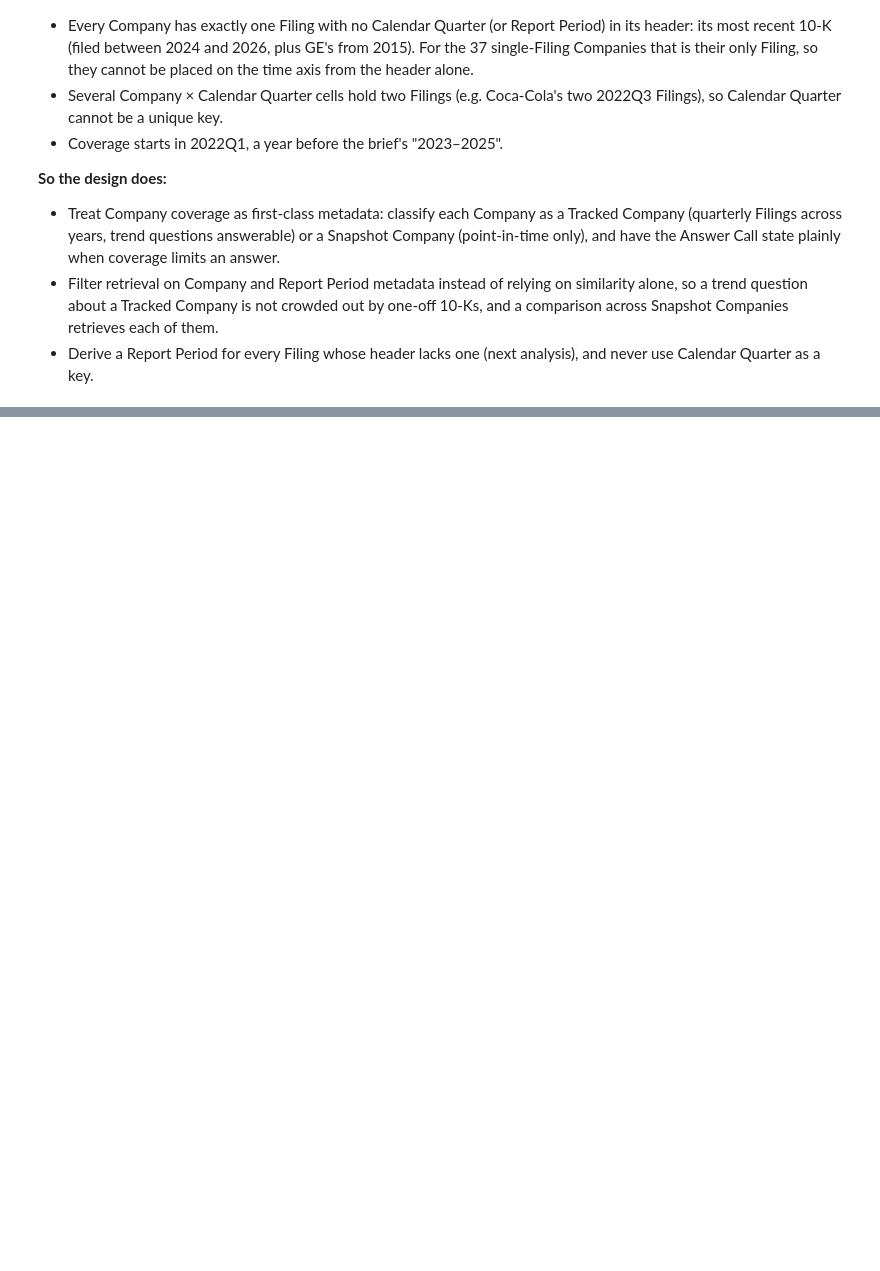
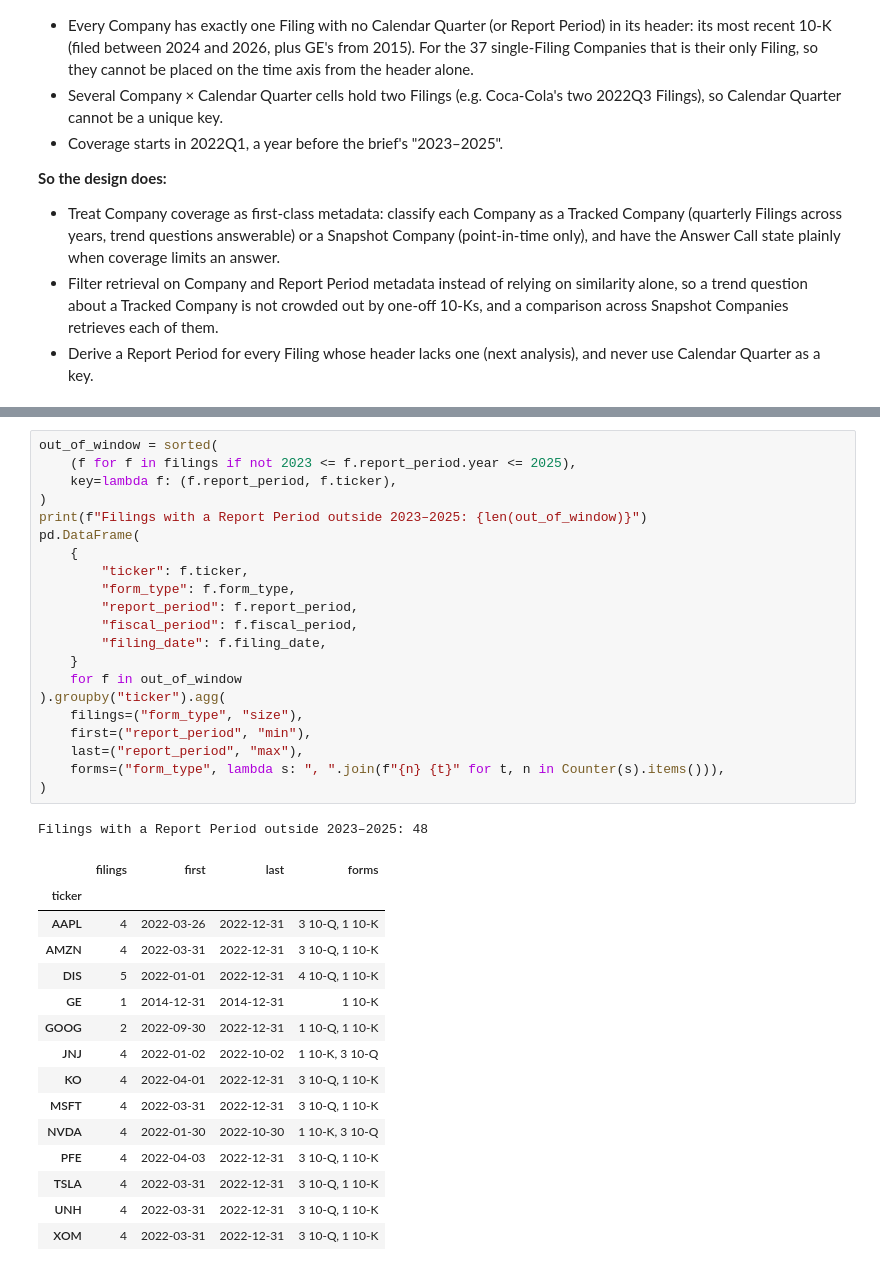
Before and after one commit to dwest1507/eliza-assessment, a Jupyter notebook: backend/notebooks/eda.ipynb, the cells around one changed output, grey strips where cells are left out. Cells and saved outputs as stored; diff of their text form; blank space fills up the shorter version.

```diff
--- a/backend/notebooks/eda.ipynb
+++ b/backend/notebooks/eda.ipynb
@@ -151,0 +379,38 @@ Company × Calendar Quarter cells holding more than one Filing: 7
+# %%
+out_of_window = sorted(
+    (f for f in filings if not 2023 <= f.report_period.year <= 2025),
+    key=lambda f: (f.report_period, f.ticker),
+)
+print(f"Filings with a Report Period outside 2023–2025: {len(out_of_window)}")
+pd.DataFrame(
+    {
+        "ticker": f.ticker,
+        "form_type": f.form_type,
+        "report_period": f.report_period,
+        "fiscal_period": f.fiscal_period,
+        "filing_date": f.filing_date,
+    }
+    for f in out_of_window
+).groupby("ticker").agg(
+    filings=("form_type", "size"),
+    first=("report_period", "min"),
+    last=("report_period", "max"),
+    forms=("form_type", lambda s: ", ".join(f"{n} {t}" for t, n in Counter(s).items())),
+)
+# %% [output]
+Filings with a Report Period outside 2023–2025: 48
+|  | filings | first | last | forms |
+| ticker |  |  |  |  |
+| AAPL | 4 | 2022-03-26 | 2022-12-31 | 3 10-Q, 1 10-K |
+| AMZN | 4 | 2022-03-31 | 2022-12-31 | 3 10-Q, 1 10-K |
+| DIS | 5 | 2022-01-01 | 2022-12-31 | 4 10-Q, 1 10-K |
+| GE | 1 | 2014-12-31 | 2014-12-31 | 1 10-K |
+| GOOG | 2 | 2022-09-30 | 2022-12-31 | 1 10-Q, 1 10-K |
+| JNJ | 4 | 2022-01-02 | 2022-10-02 | 1 10-K, 3 10-Q |
+| KO | 4 | 2022-04-01 | 2022-12-31 | 3 10-Q, 1 10-K |
+| MSFT | 4 | 2022-03-31 | 2022-12-31 | 3 10-Q, 1 10-K |
+| NVDA | 4 | 2022-01-30 | 2022-10-30 | 1 10-K, 3 10-Q |
+| PFE | 4 | 2022-04-03 | 2022-12-31 | 3 10-Q, 1 10-K |
+| TSLA | 4 | 2022-03-31 | 2022-12-31 | 3 10-Q, 1 10-K |
+| UNH | 4 | 2022-03-31 | 2022-12-31 | 3 10-Q, 1 10-K |
+| XOM | 4 | 2022-03-31 | 2022-12-31 | 3 10-Q, 1 10-K |
```
Also changed, not shown: parts of 22 cells of this notebook, 6 other files.
